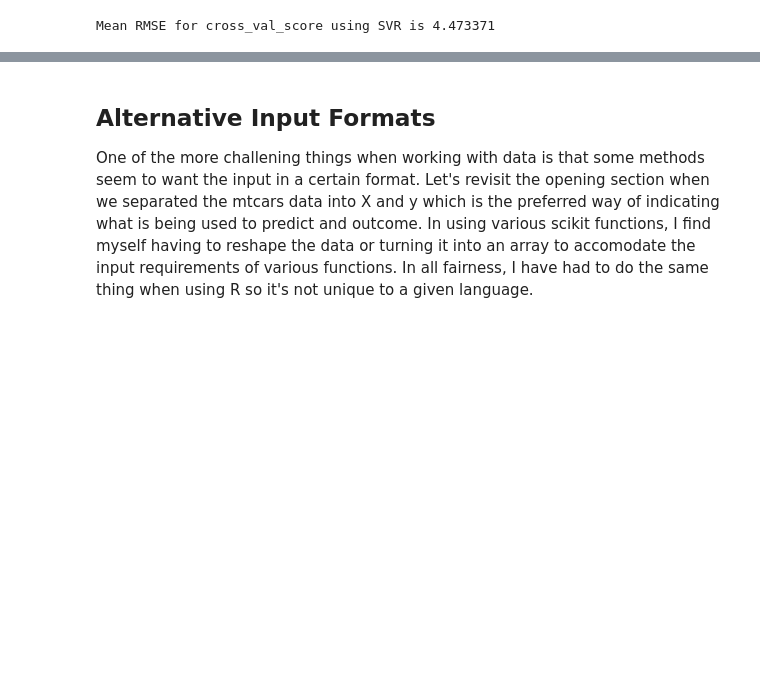
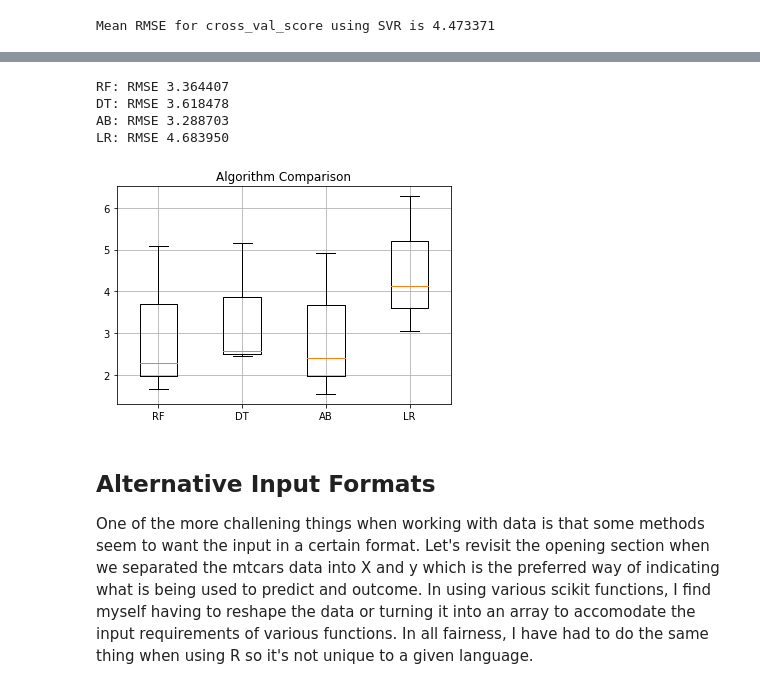
Before and after one commit to steviep42/bios_534, a Jupyter notebook: CH_5_scikitlearn.ipynb, the cells around one changed output, grey strips where cells are left out. Saved outputs shown, nothing was run; the diff lists cells and outputs as text; code cells hidden in the pictures; blank space fills up the shorter version.

Commit message:
added model comparison section

```diff
--- a/CH_5_scikitlearn.ipynb
+++ b/CH_5_scikitlearn.ipynb
@@ -1071,3 +1073,41 @@ Mean RMSE for cross_val_score using SVR is 4.473371
+# %%
+from sklearn.tree import DecisionTreeRegressor
+from sklearn.ensemble import RandomForestRegressor
+from sklearn.ensemble import AdaBoostRegressor
+
+# Next we create a training and test pair with 80 / 20 proportions
+X_train, X_test, y_train, y_test = train_test_split(X,y,test_size=0.2)
+
+models = []
+models.append(('RF', RandomForestRegressor()))
+models.append(('DT', DecisionTreeRegressor()))
+models.append(('AB', AdaBoostRegressor()))
+models.append(('LR', LinearRegression()))
+
+
+kf = KFold(n_splits=4,shuffle=True)
+results = []
+names = []
+kfold = KFold(n_splits=3, random_state=1, shuffle=True)
+for name, model in models:
+	cv_results = cross_val_score(model, X_train, y_train, cv=kfold, scoring='neg_mean_squared_error')
+	results.append(cv_results)
+	names.append(name)
+	print('%s: RMSE %f' % (name, np.sqrt(np.abs(cv_results.mean()))))
+
+# Compare Algorithms
+results = [np.sqrt(np.abs(i)) for i in results]
+
+plt.boxplot(results, labels=names)
+plt.title('Algorithm Comparison')
+plt.grid()
+plt.show()
+# %% [output]
+RF: RMSE 3.364407
+DT: RMSE 3.618478
+AB: RMSE 3.288703
+LR: RMSE 4.683950
+[figure, added]
 # %% [markdown]
 ## Alternative Input Formats
 
```
Also changed, not shown: parts of 18 cells of this notebook.
